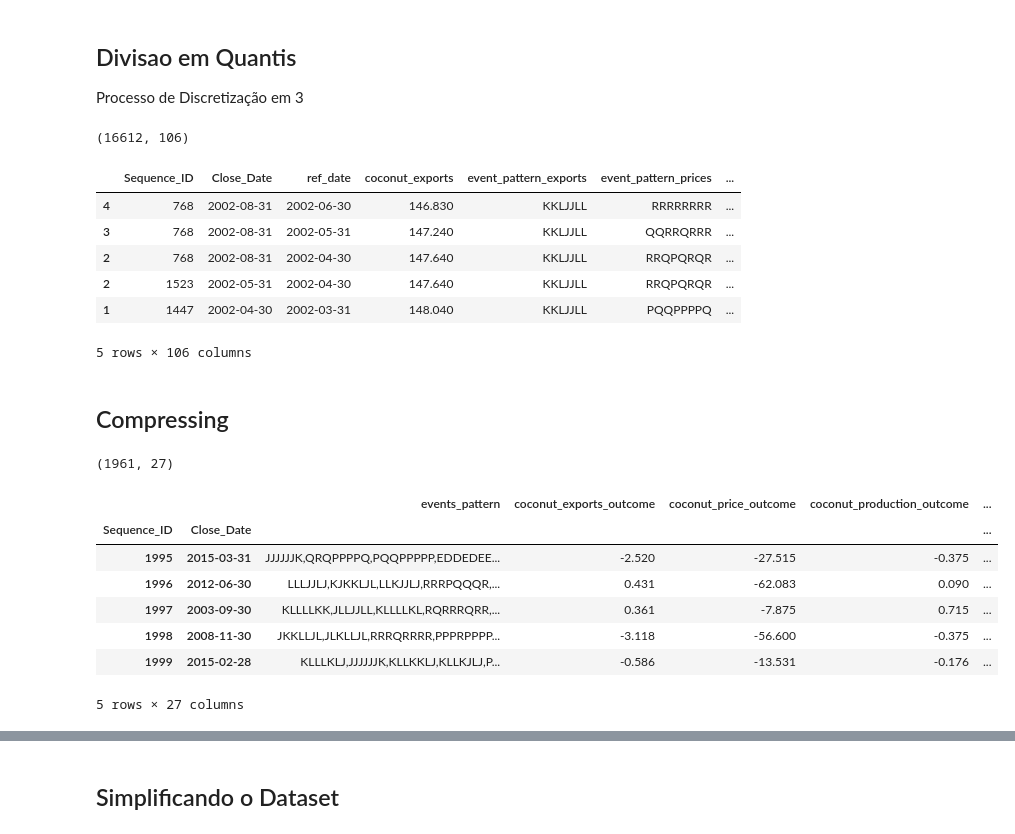
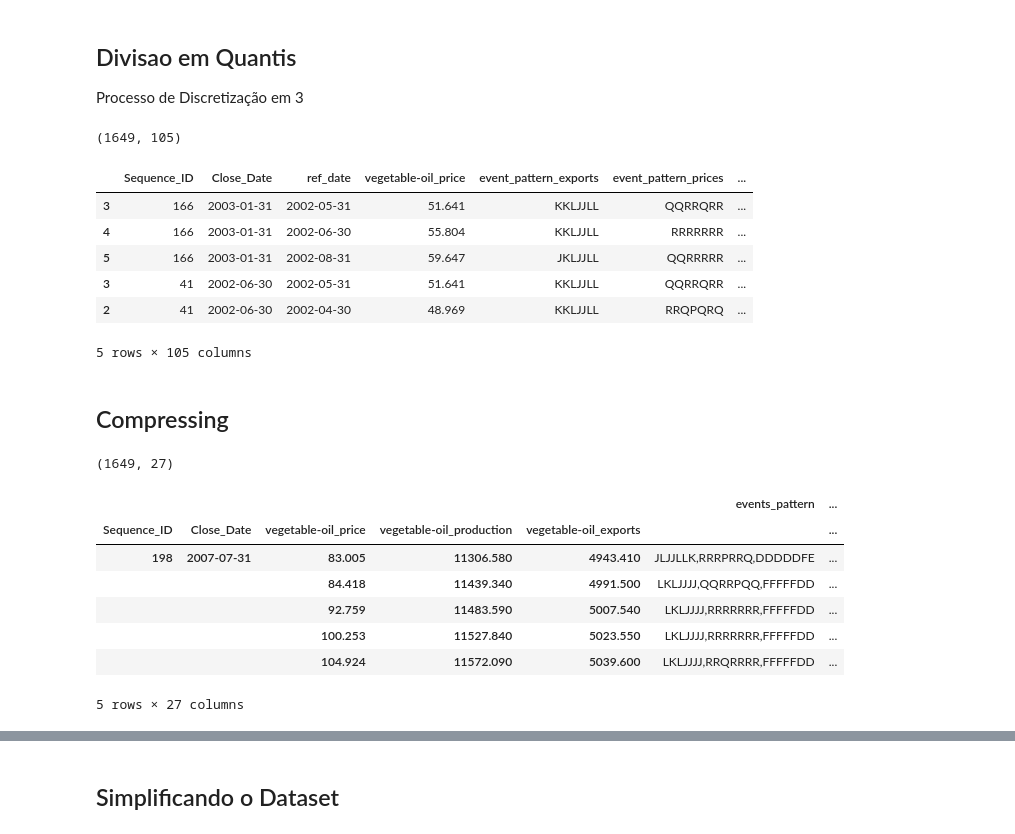
Before and after one commit to fkfouri/vegetable_oil_mkt, a Jupyter notebook: mkt/Vegetable_OIL_Markov.ipynb, the cells around one changed output, grey strips where cells are left out. Saved outputs shown, nothing was run; the diff lists cells and outputs as text; code cells hidden in the pictures.

```diff
--- a/mkt/Vegetable_OIL_Markov.ipynb
+++ b/mkt/Vegetable_OIL_Markov.ipynb
@@ -26,11 +26,12 @@ log = logging.getLogger(__name__)
 # logging.basicConfig(level=logging.DEBUG)
 # %%
 RANDOM_SIZE   = 1000000
-RANDOM_SIZE   = 2000
+RANDOM_SIZE   = 200
 QTD_BINS      = 3
 TEST_SIZE     = 0.05
 RANDOM_STATE  = 2022
-PREDITOR      = 'vegetable-oil_price_outcome'
+PREDITOR      = ['vegetable-oil_price', 'vegetable-oil_production', 'vegetable-oil_exports']
+PREDITOR_DIRECTIONS      = ['vegetable-oil_price', 'vegetable-oil_production', 'vegetable-oil_exports']
 # %% [markdown]
 - https://raw.githubusercontent.com/fkfouri/vegetable_oil_mkt/master/dataset/__by_month_commodity_types.csv
 - https://raw.githubusercontent.com/fkfouri/vegetable_oil_mkt/master/dataset/__by_month_vegetable_oil.csv
@@ -239,3 +224,8 @@ df_m.tail()
 | 232 | 2021-11-30 | 160.080 | 1.000 | 0.006 | 1.000 | ... |
 | 233 | 2021-12-31 | 161.080 | 1.000 | 0.006 | NaN | ... |
 5 rows × 105 columns
+# %%
+df[['vegetable-oil_price', 'vegetable-oil_production', 'vegetable-oil_exports']]
+
+for name, value in df[['vegetable-oil_price', 'vegetable-oil_production', 'vegetable-oil_exports']].iteritems():
+    print(name, value.mean())
@@ -851,25 +852,31 @@ def quantiles_v2(df: pd.DataFrame, size = 3):
     columns_production  = []
     columns_exports     = []
     columns_prices      = []
+    columns_vegetable   = []
 
     for i, col in enumerate(df.columns):
         column_name         = f'{col}_qcut'
 
-        if 'production_variation' in col:
-            labels = get_labels(size, 1*size)
+        if 'variation' in col and 'vegetable' not in col:
 
-            df[column_name]     = pd.qcut(df[col], q=size, labels = labels)
-            columns_production.append(column_name)
+            if 'production' in col:
+                labels = get_labels(size, 1*size)
 
-        elif 'exports_variation' in col:
-            labels = get_labels(size, 3*size)
-            df[column_name]     = pd.qcut(df[col], q=size, labels = labels)
-            columns_exports.append(column_name)
+                df[column_name]     = pd.qcut(df[col], q=size, labels = labels)
+                columns_production.append(column_name)
 
-        elif 'price_variation' in col:
-            labels = get_labels(size, 5*size)
-            df[column_name]     = pd.qcut(df[col], q=size, labels = labels)
-            columns_prices.append(column_name)
+            elif 'exports' in col:
+                labels = get_labels(size, 3*size)
+                df[column_name]     = pd.qcut(df[col], q=size, labels = labels)
+                columns_exports.append(column_name)
+
+            elif 'price' in col:
+                labels = get_labels(size, 5*size)
+                df[column_name]     = pd.qcut(df[col], q=size, labels = labels)
+                columns_prices.append(column_name)
+
+        elif 'vegetable' not in col:
+            columns_vegetable.append(column_name)
 
     def get_equation(columns):
         return ' + '.join( [f'df["{col}"].astype(str)' for col in columns] )
@@ -892,14 +899,14 @@ df2 = quantiles_v2(df1, size=QTD_BINS)
 print(df2.shape)
 df2.tail()
 # %% [output]
-(16612, 106)
+(1649, 105)
-|  | Sequence_ID | Close_Date | ref_date | coconut_exports | event_pattern_exports | event_pattern_prices | ... |
-| 4 | 768 | 2002-08-31 | 2002-06-30 | 146.830 | KKLJJLL | RRRRRRRR | ... |
-| 3 | 768 | 2002-08-31 | 2002-05-31 | 147.240 | KKLJJLL | QQRRQRRR | ... |
-| 2 | 768 | 2002-08-31 | 2002-04-30 | 147.640 | KKLJJLL | RRQPQRQR | ... |
-| 2 | 1523 | 2002-05-31 | 2002-04-30 | 147.640 | KKLJJLL | RRQPQRQR | ... |
-| 1 | 1447 | 2002-04-30 | 2002-03-31 | 148.040 | KKLJJLL | PQQPPPPQ | ... |
+|  | Sequence_ID | Close_Date | ref_date | vegetable-oil_price | event_pattern_exports | event_pattern_prices | ... |
+| 3 | 166 | 2003-01-31 | 2002-05-31 | 51.641 | KKLJJLL | QQRRQRR | ... |
+| 4 | 166 | 2003-01-31 | 2002-06-30 | 55.804 | KKLJJLL | RRRRRRR | ... |
+| 5 | 166 | 2003-01-31 | 2002-08-31 | 59.647 | JKLJJLL | QQRRRRR | ... |
+| 3 | 41 | 2002-06-30 | 2002-05-31 | 51.641 | KKLJJLL | QQRRQRR | ... |
+| 2 | 41 | 2002-06-30 | 2002-04-30 | 48.969 | KKLJJLL | RRQPQRQ | ... |
-5 rows × 106 columns
+5 rows × 105 columns
 # %% [markdown]
 ## Compressing
 # %%
@@ -932,18 +939,18 @@ def compress_v2(df: pd.DataFrame, **kwargs):
 
     return compressed_set[ [agrupador] + list(delta)]
 # %%
-df3 = compress_v2(df2, columns = ['Sequence_ID', 'Close_Date'],  outcomes = outcomes)
+df3 = compress_v2(df2, columns = ['Sequence_ID', 'Close_Date'] + PREDITOR,  outcomes = outcomes)
 print(df3.shape)
 df3.tail()
 # %% [output]
-(1961, 27)
+(1649, 27)
-|  |  | events_pattern | coconut_exports_outcome | coconut_price_outcome | coconut_production_outcome | ... |
-| Sequence_ID | Close_Date |  |  |  |  | ... |
-| 1995 | 2015-03-31 | JJJJJJK,QRQPPPPQ,PQQPPPPP,EDDEDEE... | -2.520 | -27.515 | -0.375 | ... |
-| 1996 | 2012-06-30 | LLLJJLJ,KJKKLJL,LLKJJLJ,RRRPQQQR,... | 0.431 | -62.083 | 0.090 | ... |
-| 1997 | 2003-09-30 | KLLLLKK,JLLJJLL,KLLLLKL,RQRRRQRR,... | 0.361 | -7.875 | 0.715 | ... |
-| 1998 | 2008-11-30 | JKKLLJL,JLKLLJL,RRRQRRRR,PPPRPPPP... | -3.118 | -56.600 | -0.375 | ... |
-| 1999 | 2015-02-28 | KLLLKLJ,JJJJJJK,KLLKKLJ,KLLKJLJ,P... | -0.586 | -13.531 | -0.176 | ... |
+|  |  |  |  |  | events_pattern | ... |
+| Sequence_ID | Close_Date | vegetable-oil_price | vegetable-oil_production | vegetable-oil_exports |  | ... |
+| 198 | 2007-07-31 | 83.005 | 11306.580 | 4943.410 | JLJJLLK,RRRPRRQ,DDDDDFE | ... |
+|  |  | 84.418 | 11439.340 | 4991.500 | LKLJJJJ,QQRRPQQ,FFFFFDD | ... |
+|  |  | 92.759 | 11483.590 | 5007.540 | LKLJJJJ,RRRRRRR,FFFFFDD | ... |
+|  |  | 100.253 | 11527.840 | 5023.550 | LKLJJJJ,RRRRRRR,FFFFFDD | ... |
+|  |  | 104.924 | 11572.090 | 5039.600 | LKLJJJJ,RRQRRRR,FFFFFDD | ... |
 5 rows × 27 columns
 # %%
 df3.columns
```
Also changed, not shown: parts of 65 cells of this notebook, 2 other files.
